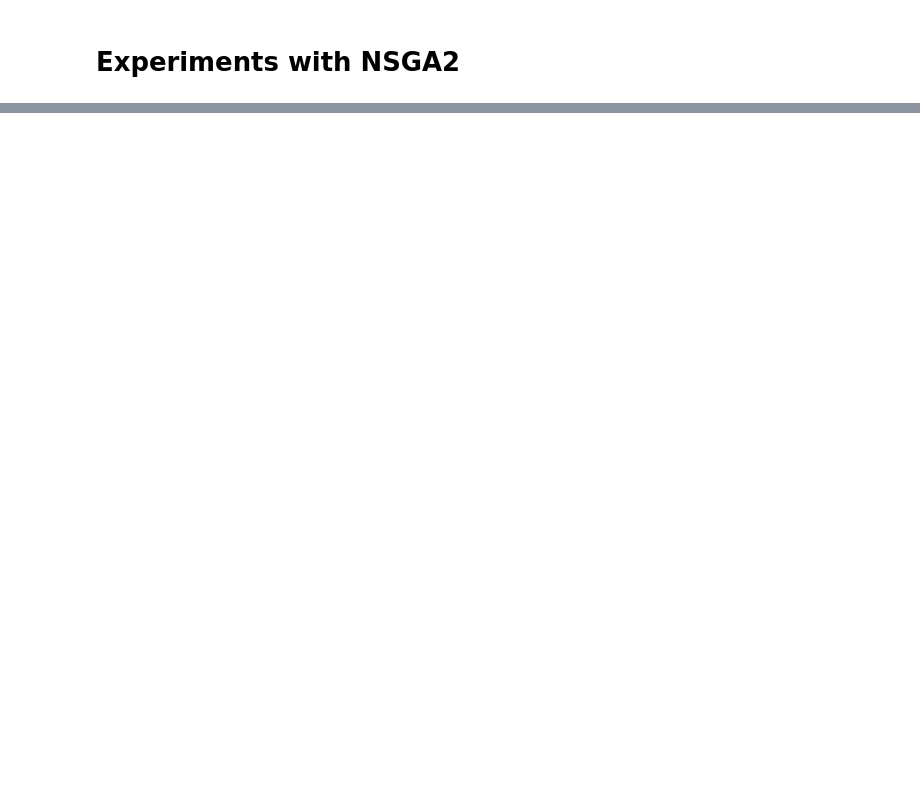
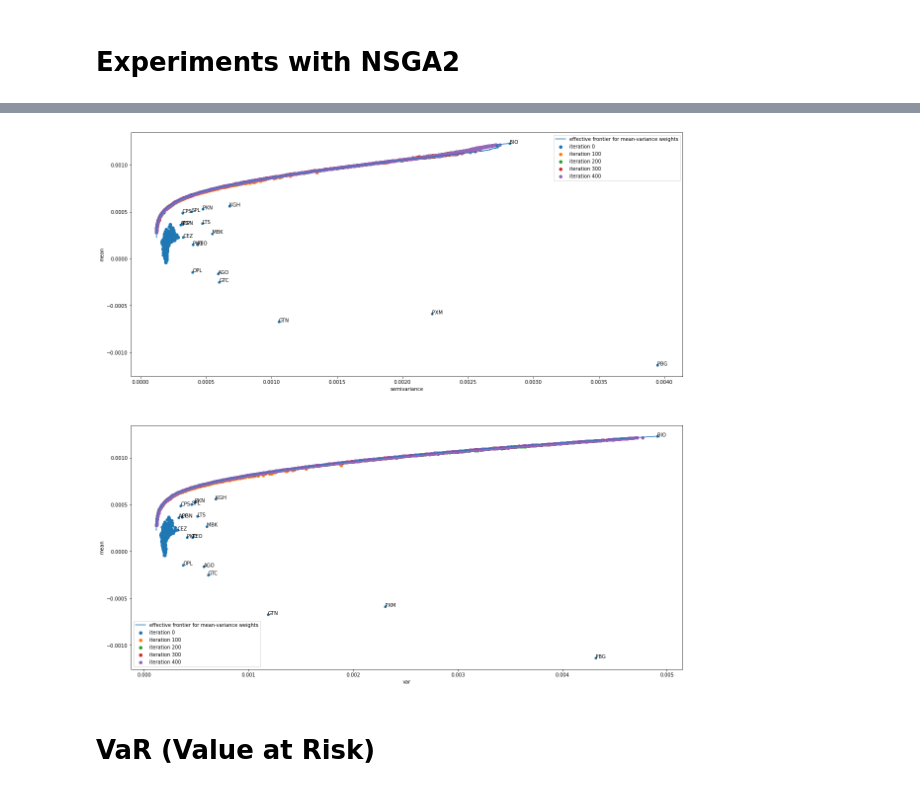
Before and after one commit to jdworzans/portfolio-optimization, a Jupyter notebook: analyse_mpt.ipynb, the cells around one changed output, grey strips where cells are left out. Saved outputs shown, nothing was run; the diff lists cells and outputs as text; code cells hidden in the pictures; blank space fills up the shorter version.

```diff
--- a/analyse_mpt.ipynb
+++ b/analyse_mpt.ipynb
@@ -128,0 +152,37 @@ plt.show()
+# %%
+objective = get_objective(
+    partial(portfolios_neg_returns, R=R),
+    partial(portfolios_vars, SIGMA=SIGMA),
+    partial(portfolios_semivariances, returns=np.asarray(df)),
+)
+# %%
+model = NSGA2(len(R), 500, 500)
+history = model.simulate(objective)
+# %%
+weights_arr = []
+for q in np.linspace(0, 30, 10000):
+    weights_arr.append(get_nonnegative_weights(q))
+weights_arr = np.asarray(weights_arr)
+# %%
+fig, axs = plt.subplots(2, 1, figsize=(20, 20))
+temp_df.plot("semivariance", "mean", kind="scatter", ax=axs[0])
+temp_df.plot("var", "mean", kind="scatter", ax=axs[1])
+
+axs[0].plot(portfolios_semivariances(weights_arr, np.asarray(df)), -portfolios_neg_returns(weights_arr, R), label="effective frontier for mean-variance weights")
+axs[1].plot(portfolios_vars(weights_arr, SIGMA), -portfolios_neg_returns(weights_arr, R), label="effective frontier for mean-variance weights")
+
+for _, row in temp_df.iterrows():
+    axs[0].annotate(row.name, (row["semivariance"], row["mean"]))
+    axs[1].annotate(row.name, (row["var"], row["mean"]))
+
+for n in range(0, 500, 100):
+    axs[0].scatter(history[n, :, 2], -history[n, :, 0], label=f"iteration {n}")
+    axs[1].scatter(history[n, :, 1], -history[n, :, 0], label=f"iteration {n}")
+
+axs[0].legend()
+axs[1].legend()
+plt.show()
+# %% [output]
+[figure, added]
+# %% [markdown]
+# VaR (Value at Risk)
```
Also changed, not shown: parts of 15 cells of this notebook, 2 other files.
